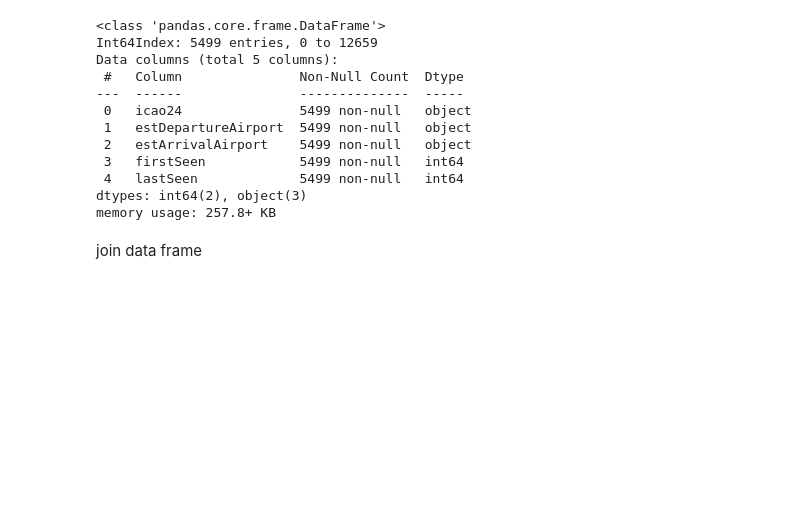
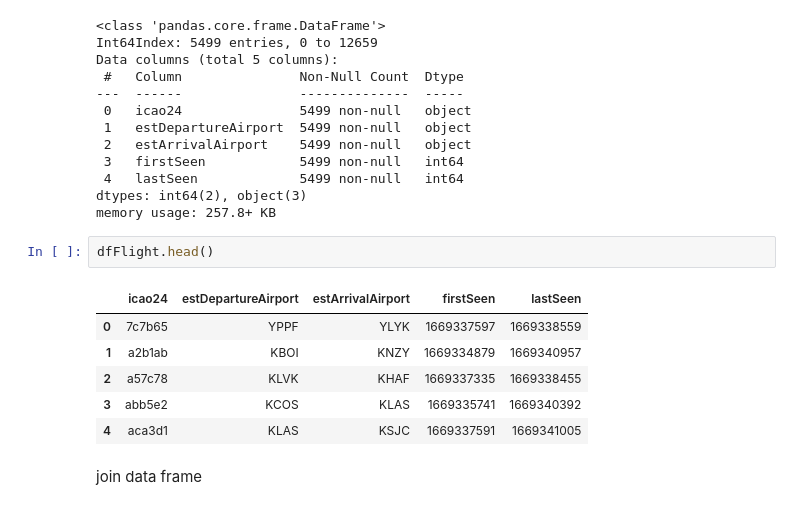
Before and after one commit to adityar22/rekdat-flight_daa, a Jupyter notebook: flightData.ipynb, the cells around one changed output. Cells and saved outputs as stored; diff of their text form; blank space fills up the shorter version.

```diff
--- a/flightData.ipynb
+++ b/flightData.ipynb
@@ -203,6 +204,15 @@ Data columns (total 5 columns):
  4   lastSeen             5499 non-null   int64
 dtypes: int64(2), object(3)
 memory usage: 257.8+ KB
+# %%
+dfFlight.head()
+# %% [output]
+|  | icao24 | estDepartureAirport | estArrivalAirport | firstSeen | lastSeen |
+| 0 | 7c7b65 | YPPF | YLYK | 1669337597 | 1669338559 |
+| 1 | a2b1ab | KBOI | KNZY | 1669334879 | 1669340957 |
+| 2 | a57c78 | KLVK | KHAF | 1669337335 | 1669338455 |
+| 3 | abb5e2 | KCOS | KLAS | 1669335741 | 1669340392 |
+| 4 | aca3d1 | KLAS | KSJC | 1669337591 | 1669341005 |
 # %% [markdown]
 join data frame
 # %%
```
Also changed, not shown: parts of 53 cells of this notebook.
